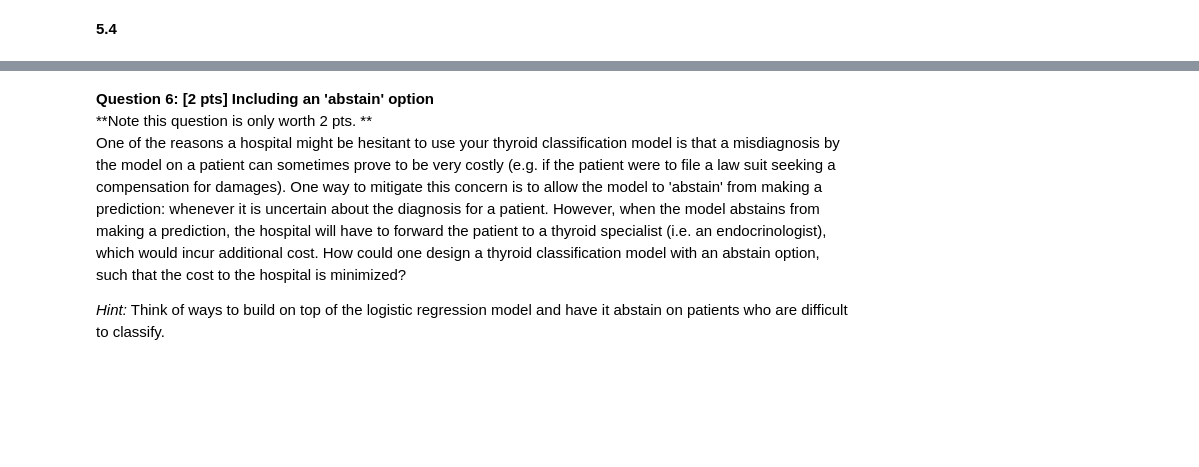
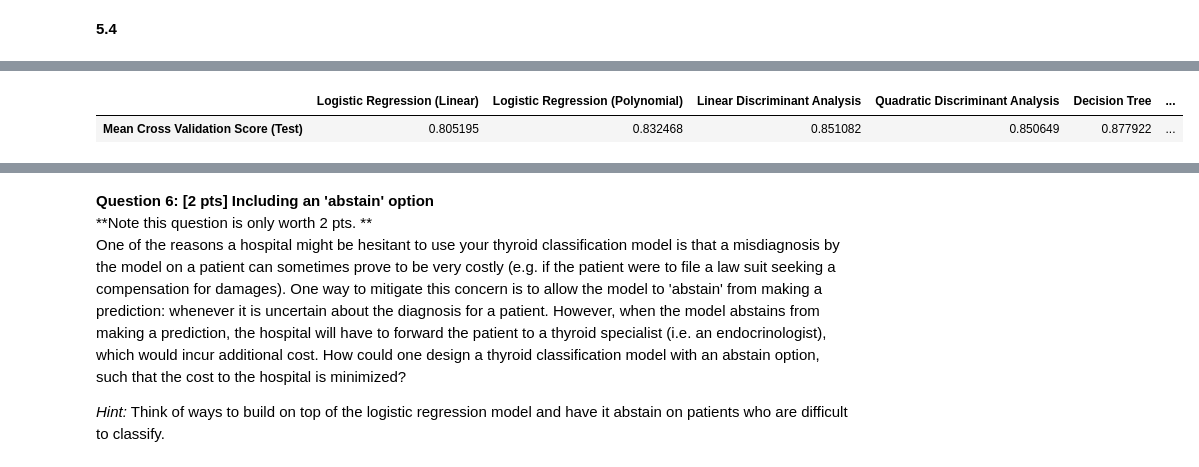
Before and after one commit to tmaounis/cs109a_hw7, a Jupyter notebook: cs109a_hw7.ipynb, the cells around one changed output, grey strips where cells are left out. Cells and saved outputs as stored; diff of their text form; code cells hidden in the pictures; blank space fills up the shorter version.

```diff
--- a/cs109a_hw7.ipynb
+++ b/cs109a_hw7.ipynb
@@ -668,0 +667,5 @@ display(df_acc)
+# %%
+display(get_val_acc_df(x_test,y_test,models,model_names,"Mean Cross Validation Score (Test)"))
+# %% [output]
+|  | Logistic Regression (Linear) | Logistic Regression (Polynomial) | Linear Discriminant Analysis | Quadratic Discriminant Analysis | Decision Tree | ... |
+| Mean Cross Validation Score (Test) | 0.805195 | 0.832468 | 0.851082 | 0.850649 | 0.877922 | ... |
```
Also changed, not shown: parts of 18 cells of this notebook.
